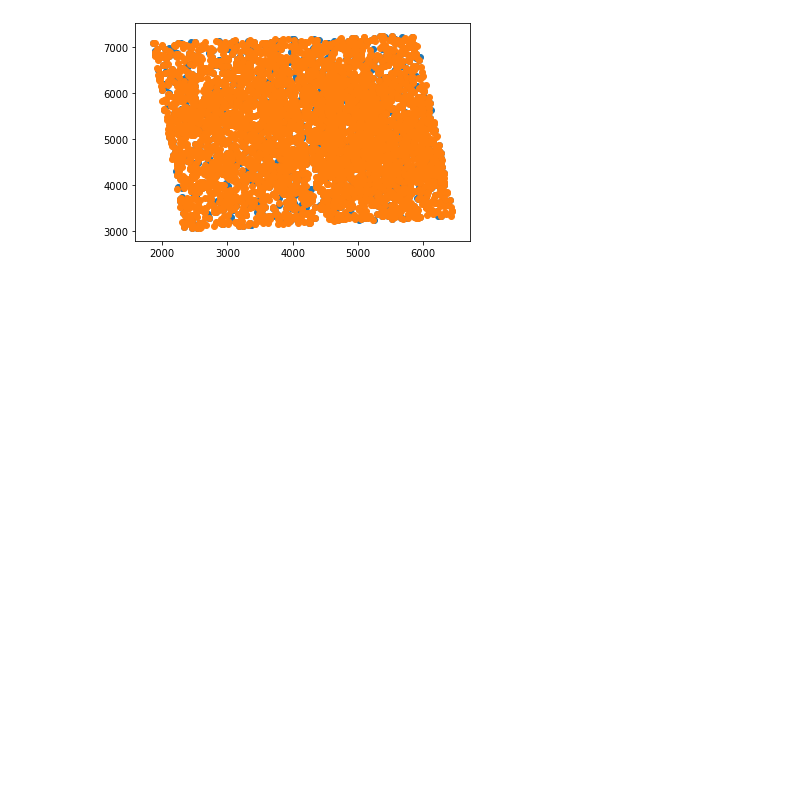
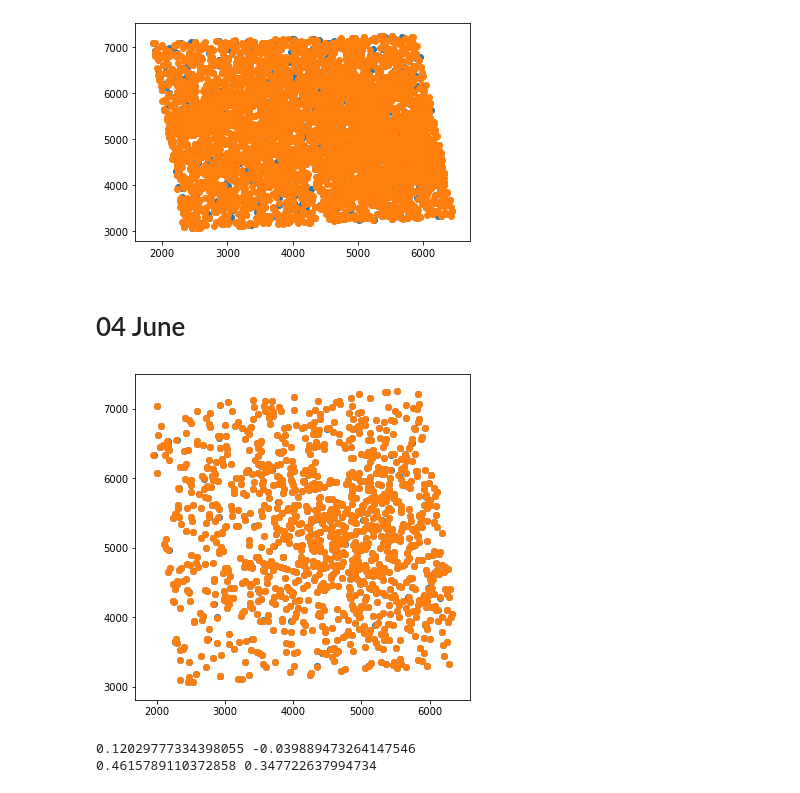
Before and after one commit to hrichstein/photRun0520, a Jupyter notebook: transWork0306.ipynb, the cells around one changed output. Cells and saved outputs as stored; diff of their text form; code cells hidden in the pictures; blank space fills up the shorter version.

```diff
--- a/transWork0306.ipynb
+++ b/transWork0306.ipynb
@@ -444,3 +446,31 @@ ax.scatter(psf_x,psf_y)
 plt.show()
 # %% [output]
 [figure]
+# %% [markdown]
+# 04 June
+# %%
+match_file = np.genfromtxt('catRawMags1305/catDir/match_0406.dat',names=True)
+# %%
+fig, ax = plt.subplots(figsize=(6,6))
+
+ax.scatter(match_file['x_psf'],match_file['y_psf'],label='PSF')
+ax.scatter(match_file['x_cat'],match_file['y_cat'],label='FLC')
+
+
+plt.show()
+# %% [output]
+[figure, added]
+# %%
+xDiff = match_file['x_psf']-match_file['x_cat']
+xMean = np.mean(xDiff)
+xStd = np.std(xDiff)
+
+yDiff = match_file['y_psf']-match_file['y_cat']
+yMean = np.mean(yDiff)
+yStd = np.std(yDiff)
+
+print(xMean,yMean)
+print(xStd,yStd)
+# %% [output]
+0.12029777334398055 -0.039889473264147546
+0.4615789110372858 0.347722637994734
```
Also changed, not shown: parts of 12 cells of this notebook, 3 other files.
